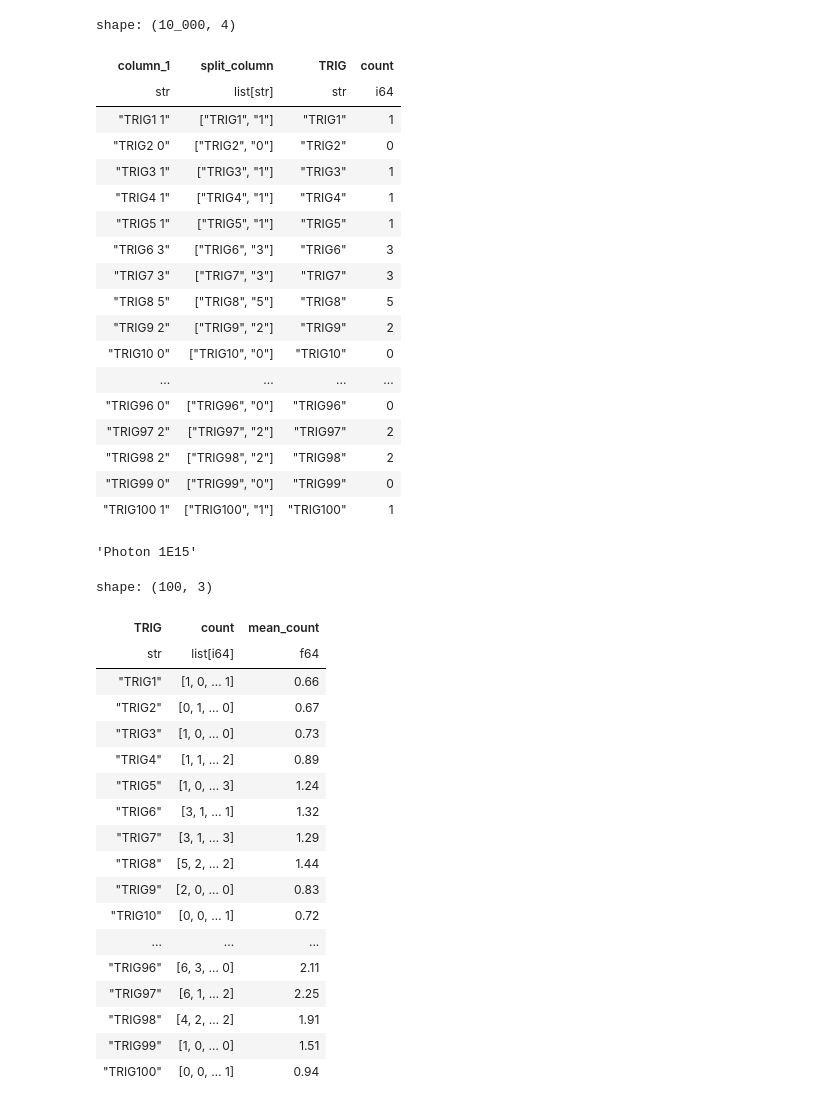
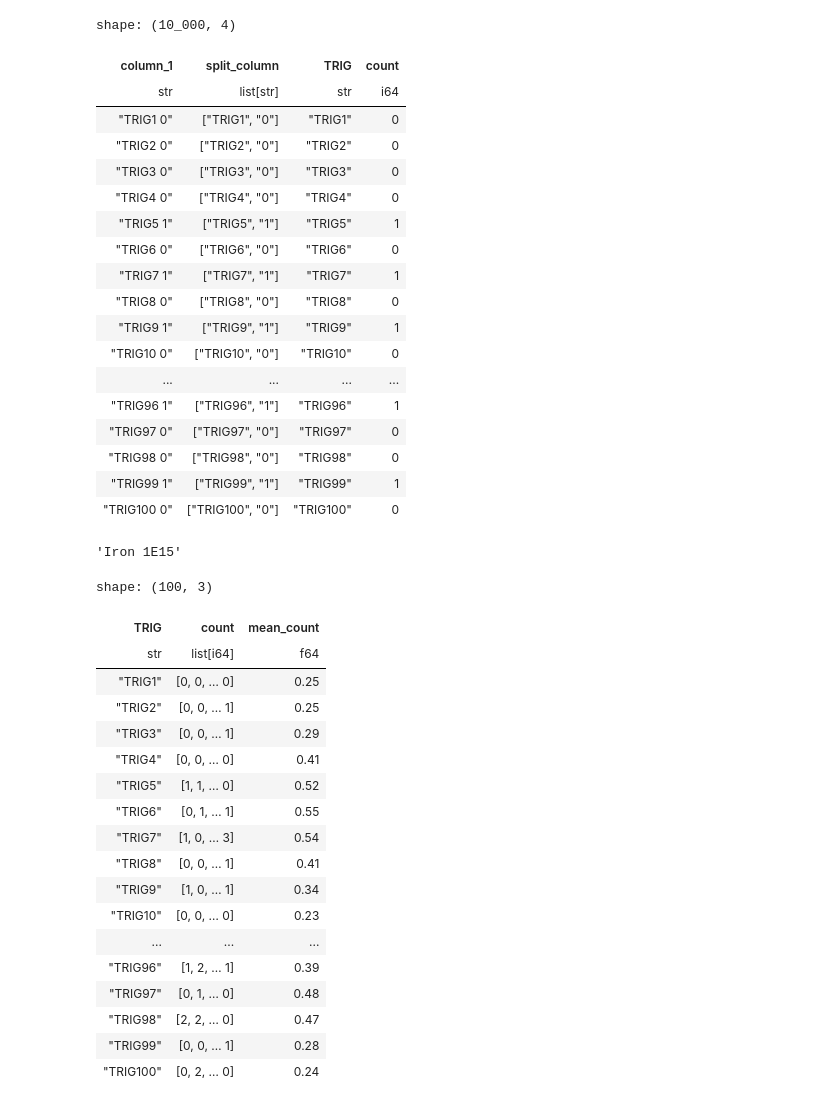
Before and after one commit to lucas-orfei/mestrado, a Jupyter notebook: array_10x10.ipynb, the cells around one changed output. Drawn from its saved outputs; the diff is of its cells as text; code cells hidden in the pictures.

```diff
--- a/array_10x10.ipynb
+++ b/array_10x10.ipynb
@@ -6,35 +6,35 @@ import seaborn as sns
 # %%
 # Leitura do arquivo
 
-arquivo = 'photon1E15_array'
+arquivo = 'iron1E15_array'
 
 df = pl.read_csv(arquivo, has_header= False).filter(pl.col('column_1').str.contains('TRIG'))
 
 df = df.with_columns(pl.col("column_1").str.split(" ").alias("split_column"))
 df = df.with_columns(pl.col("split_column").list.get(0).alias("TRIG"))
 df = df.with_columns(pl.col("split_column").list.get(1).cast(pl.Int64).alias("count"))
 
 df
 # %% [output]
 shape: (10_000, 4)
 | column_1 | split_column | TRIG | count |
 | str | list[str] | str | i64 |
-| "TRIG1 1" | ["TRIG1", "1"] | "TRIG1" | 1 |
+| "TRIG1 0" | ["TRIG1", "0"] | "TRIG1" | 0 |
 | "TRIG2 0" | ["TRIG2", "0"] | "TRIG2" | 0 |
-| "TRIG3 1" | ["TRIG3", "1"] | "TRIG3" | 1 |
-| "TRIG4 1" | ["TRIG4", "1"] | "TRIG4" | 1 |
+| "TRIG3 0" | ["TRIG3", "0"] | "TRIG3" | 0 |
+| "TRIG4 0" | ["TRIG4", "0"] | "TRIG4" | 0 |
 | "TRIG5 1" | ["TRIG5", "1"] | "TRIG5" | 1 |
-| "TRIG6 3" | ["TRIG6", "3"] | "TRIG6" | 3 |
-| "TRIG7 3" | ["TRIG7", "3"] | "TRIG7" | 3 |
-| "TRIG8 5" | ["TRIG8", "5"] | "TRIG8" | 5 |
-| "TRIG9 2" | ["TRIG9", "2"] | "TRIG9" | 2 |
+| "TRIG6 0" | ["TRIG6", "0"] | "TRIG6" | 0 |
+| "TRIG7 1" | ["TRIG7", "1"] | "TRIG7" | 1 |
+| "TRIG8 0" | ["TRIG8", "0"] | "TRIG8" | 0 |
+| "TRIG9 1" | ["TRIG9", "1"] | "TRIG9" | 1 |
 | "TRIG10 0" | ["TRIG10", "0"] | "TRIG10" | 0 |
 | ... | ... | ... | ... |
-| "TRIG96 0" | ["TRIG96", "0"] | "TRIG96" | 0 |
-| "TRIG97 2" | ["TRIG97", "2"] | "TRIG97" | 2 |
-| "TRIG98 2" | ["TRIG98", "2"] | "TRIG98" | 2 |
-| "TRIG99 0" | ["TRIG99", "0"] | "TRIG99" | 0 |
-| "TRIG100 1" | ["TRIG100", "1"] | "TRIG100" | 1 |
+| "TRIG96 1" | ["TRIG96", "1"] | "TRIG96" | 1 |
+| "TRIG97 0" | ["TRIG97", "0"] | "TRIG97" | 0 |
+| "TRIG98 0" | ["TRIG98", "0"] | "TRIG98" | 0 |
+| "TRIG99 1" | ["TRIG99", "1"] | "TRIG99" | 1 |
+| "TRIG100 0" | ["TRIG100", "0"] | "TRIG100" | 0 |
 # %%
 import re
 def formatar_string(s):
@@ -53,7 +53,7 @@ def formatar_string(s):
 name = formatar_string(arquivo)
 name
 # %% [output]
-'Photon 1E15'
+'Iron 1E15'
 # %%
 # Transformação das contagens de partículas em listas e na média de contagens
 
@@ -66,22 +66,22 @@ df2
 shape: (100, 3)
 | TRIG | count | mean_count |
 | str | list[i64] | f64 |
-| "TRIG1" | [1, 0, … 1] | 0.66 |
-| "TRIG2" | [0, 1, … 0] | 0.67 |
-| "TRIG3" | [1, 0, … 0] | 0.73 |
-| "TRIG4" | [1, 1, … 2] | 0.89 |
-| "TRIG5" | [1, 0, … 3] | 1.24 |
-| "TRIG6" | [3, 1, … 1] | 1.32 |
-| "TRIG7" | [3, 1, … 3] | 1.29 |
-| "TRIG8" | [5, 2, … 2] | 1.44 |
-| "TRIG9" | [2, 0, … 0] | 0.83 |
-| "TRIG10" | [0, 0, … 1] | 0.72 |
+| "TRIG1" | [0, 0, … 0] | 0.25 |
+| "TRIG2" | [0, 0, … 1] | 0.25 |
+| "TRIG3" | [0, 0, … 1] | 0.29 |
+| "TRIG4" | [0, 0, … 0] | 0.41 |
+| "TRIG5" | [1, 1, … 0] | 0.52 |
+| "TRIG6" | [0, 1, … 1] | 0.55 |
+| "TRIG7" | [1, 0, … 3] | 0.54 |
+| "TRIG8" | [0, 0, … 1] | 0.41 |
+| "TRIG9" | [1, 0, … 1] | 0.34 |
+| "TRIG10" | [0, 0, … 0] | 0.23 |
 | ... | ... | ... |
-| "TRIG96" | [6, 3, … 0] | 2.11 |
-| "TRIG97" | [6, 1, … 2] | 2.25 |
-| "TRIG98" | [4, 2, … 2] | 1.91 |
-| "TRIG99" | [1, 0, … 0] | 1.51 |
-| "TRIG100" | [0, 0, … 1] | 0.94 |
+| "TRIG96" | [1, 2, … 1] | 0.39 |
+| "TRIG97" | [0, 1, … 0] | 0.48 |
+| "TRIG98" | [2, 2, … 0] | 0.47 |
+| "TRIG99" | [0, 0, … 1] | 0.28 |
+| "TRIG100" | [0, 2, … 0] | 0.24 |
 # %%
 # Lista dos TRIGS com valores da média
 
```
Also changed, not shown: parts of 7 cells of this notebook.
